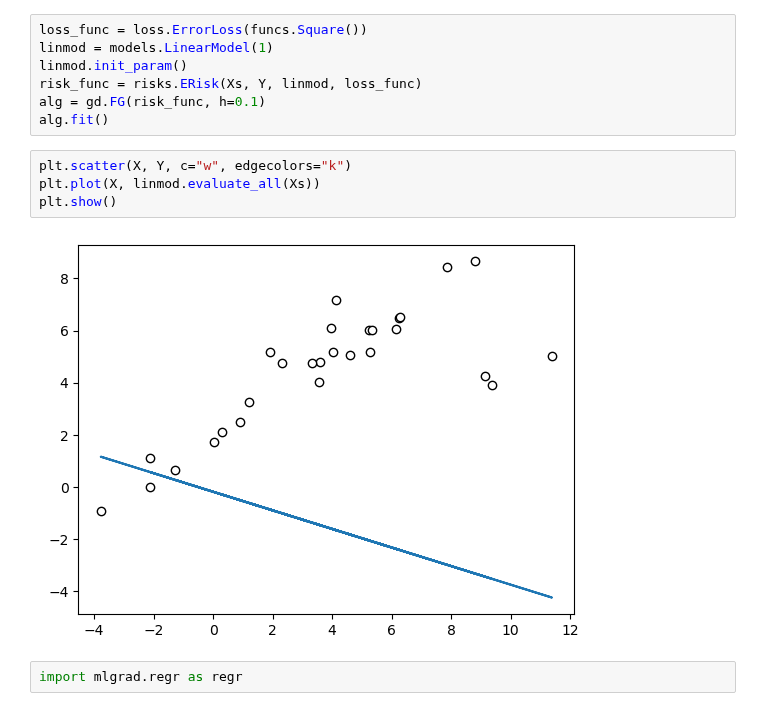
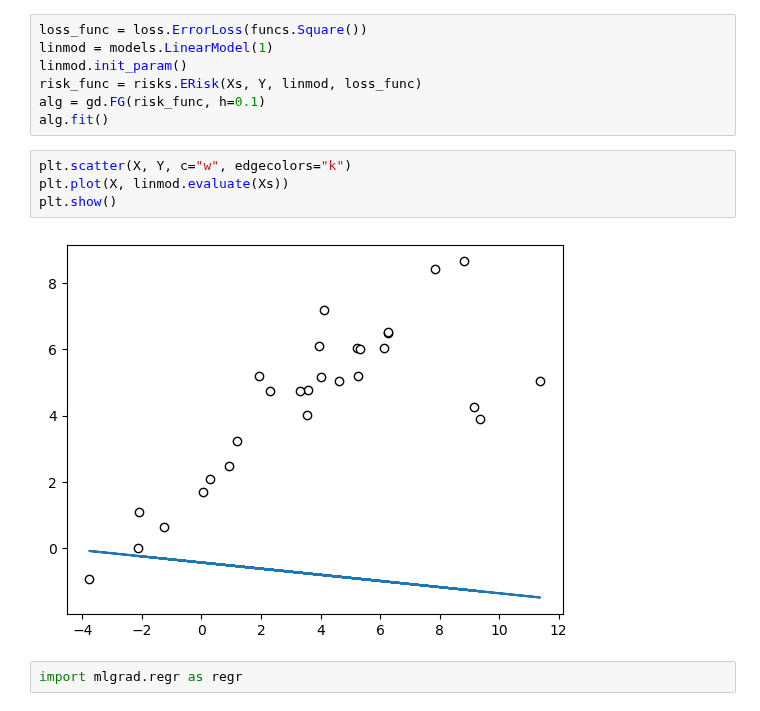
Before and after one commit to intellimath/mlgrad, a Jupyter notebook: examples/simple_regression.ipynb, the cells around one changed output. Drawn from its saved outputs; the diff is of its cells as text.

```diff
--- a/examples/simple_regression.ipynb
+++ b/examples/simple_regression.ipynb
@@ -48,10 +48,10 @@ alg = gd.FG(risk_func, h=0.1)
 alg.fit()
 # %%
 plt.scatter(X, Y, c="w", edgecolors="k")
-plt.plot(X, linmod.evaluate_all(Xs))
+plt.plot(X, linmod.evaluate(Xs))
 plt.show()
 # %% [output]
-[figure, old version]
+[figure, new version]
 # %%
 import mlgrad.regr as regr
 # %%
```
Also changed, not shown: parts of 9 cells of this notebook, 3 other files.
